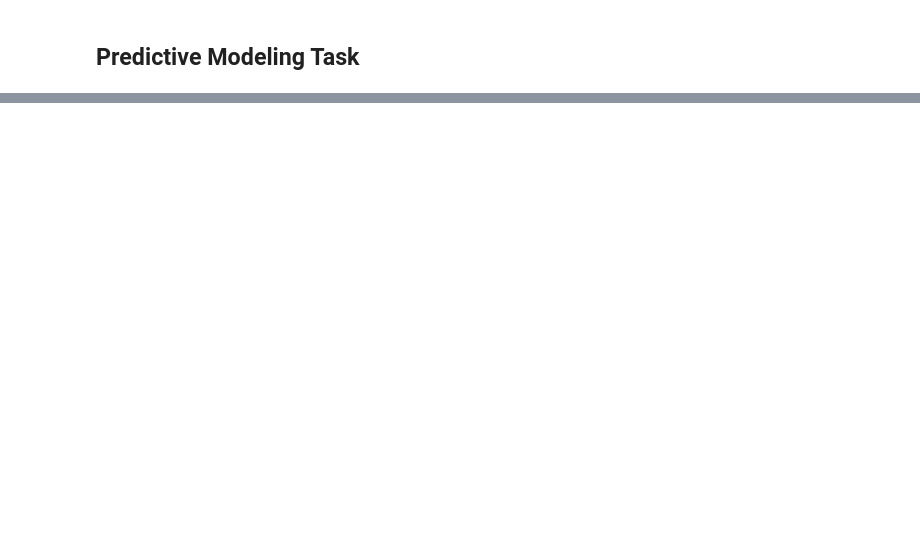
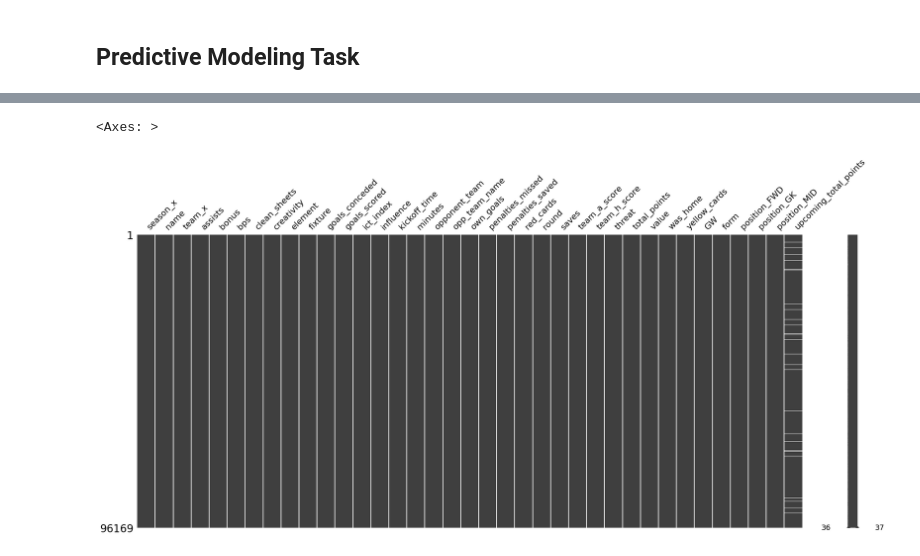
Before and after one commit to abdelrahman1903/Fantasy-Premier-League-Ai-Assistant, a Jupyter notebook: pl-2016-2023.ipynb, the cells around one changed output, grey strips where cells are left out. Drawn from its saved outputs; the diff is of its cells as text; code cells hidden in the pictures; blank space fills up the shorter version.

```diff
--- a/pl-2016-2023.ipynb
+++ b/pl-2016-2023.ipynb
@@ -515,0 +627,2 @@ plt.show()
+# %%
+df_filtered = df.copy()
@@ -515,0 +696,12 @@ plt.show()
+# %%
+# One-Hot Encode the position column
+# Using drop_first=True to avoid multicollinearity (drops one category as reference)
+# Convert to int (0/1) for ML model compatibility
+
+position_encoded = pd.get_dummies(df_filtered['position'], prefix='position', drop_first=True, dtype=int)
+
+print("One-Hot Encoded Position Columns:")
+print(position_encoded.head(10))
+print(f"\nNew columns created: {position_encoded.columns.tolist()}")
+print(f"Shape: {position_encoded.shape}")
+print(f"Data types: {position_encoded.dtypes.to_dict()}")
@@ -515,0 +725,12 @@ plt.show()
+# %%
+# Add encoded columns to the dataframe and drop original position column
+df_encoded = df_filtered.copy()
+df_encoded = pd.concat([df_encoded, position_encoded], axis=1)
+
+# Drop the original 'position' column since it's now encoded
+df_encoded = df_encoded.drop(columns=['position'])
+
+print("✅ Dataset after One-Hot Encoding:")
+print(f"Shape: {df_encoded.shape}")
+print(f"\nFirst few rows with encoded positions:")
+print(df_encoded[['name', 'team_x', 'GW', 'position_FWD', 'position_GK', 'position_MID', 'total_points']].head(10))
@@ -517,0 +761,16 @@ plt.show()
+# %%
+# Create upcoming_total_points by shifting total_points by -1 within each player-season group
+# Sort by player, season, and gameweek to ensure proper ordering
+
+df_model = df_encoded.copy()
+df_model = df_model.sort_values(by=['name', 'season_x', 'GW']).reset_index(drop=True)
+
+# Shift total_points by -1 to get next week's points
+df_model['upcoming_total_points'] = (
+    df_model.groupby(['name', 'season_x'])['total_points'].shift(-1)
+)
+
+print("✅ Created upcoming_total_points column")
+print(f"\nSample data showing current and upcoming points:")
+print(df_model[['name', 'season_x', 'GW', 'total_points', 'upcoming_total_points']].head(15))
+print(f"\nMissing values in upcoming_total_points: {df_model['upcoming_total_points'].isna().sum()}")
@@ -517,0 +795,5 @@ plt.show()
+# %%
+msno.matrix(df_model)
+# %% [output]
+<Axes: >
+[figure, added]
```
Also changed, not shown: parts of 49 cells of this notebook.
